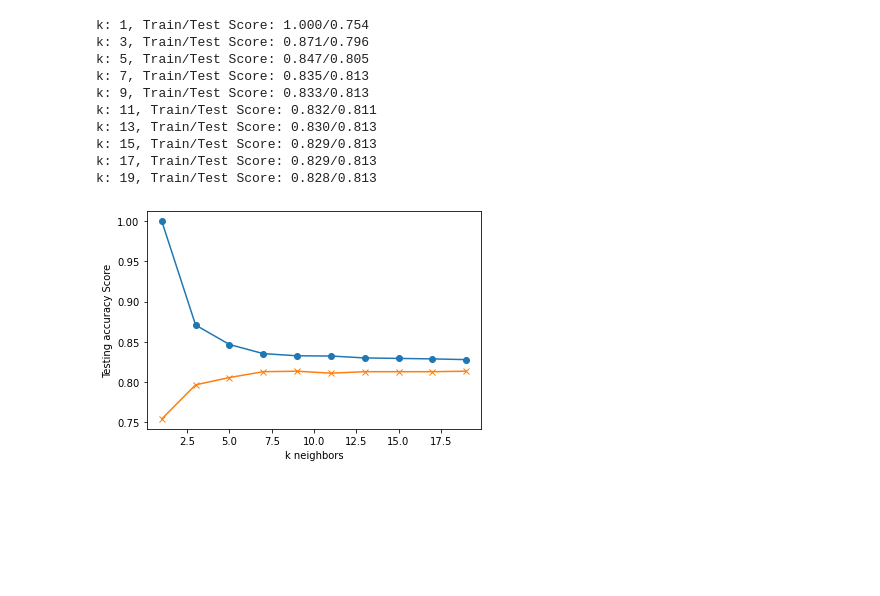
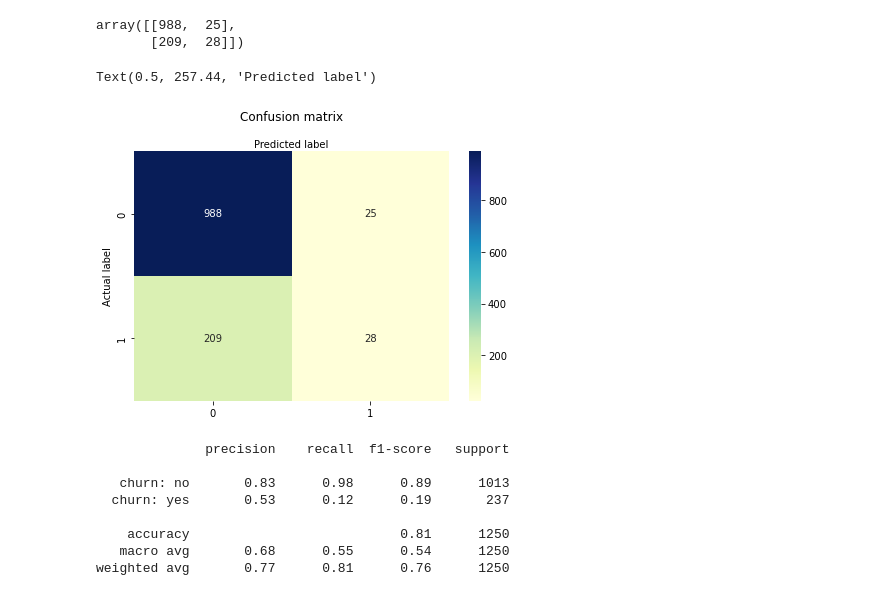
Before and after one commit to rita-s/customer-churn-prediction, a Jupyter notebook: LogReg.ipynb, the cells around one changed output. Cells and saved outputs as stored; diff of their text form; code cells hidden in the pictures; blank space fills up the shorter version.

```diff
--- a/LogReg.ipynb
+++ b/LogReg.ipynb
@@ -63,30 +65,37 @@ Testing Data Score: 0.8090909090909091
-# %%
-train_scores = []
-test_scores = []
-for k in range(1, 20, 2):
-    knn = KNeighborsClassifier(n_neighbors=k)
-    knn.fit(X_train_scaled, y_train)
-    train_score = knn.score(X_train_scaled, y_train)
-    test_score = knn.score(X_test_scaled, y_test)
-    train_scores.append(train_score)
-    test_scores.append(test_score)
-    print(f"k: {k}, Train/Test Score: {train_score:.3f}/{test_score:.3f}")
-
-
-plt.plot(range(1, 20, 2), train_scores, marker='o')
-plt.plot(range(1, 20, 2), test_scores, marker="x")
-plt.xlabel("k neighbors")
-plt.ylabel("Testing accuracy Score")
-plt.show()
-# %% [output]
-k: 1, Train/Test Score: 1.000/0.754
-k: 3, Train/Test Score: 0.871/0.796
-k: 5, Train/Test Score: 0.847/0.805
-k: 7, Train/Test Score: 0.835/0.813
-k: 9, Train/Test Score: 0.833/0.813
-k: 11, Train/Test Score: 0.832/0.811
-k: 13, Train/Test Score: 0.830/0.813
-k: 15, Train/Test Score: 0.829/0.813
-k: 17, Train/Test Score: 0.829/0.813
-k: 19, Train/Test Score: 0.828/0.813
-[figure, removed]
+# %%
+y_pred = log.predict(X_test_scaled)
+cnf_matrix = metrics.confusion_matrix(y_test, y_pred)
+cnf_matrix
+# %% [output]
+array([[988,  25],
+       [209,  28]])
+# %%
+class_names=[0,1] # name  of classes
+fig, ax = plt.subplots()
+tick_marks = np.arange(len(class_names))
+plt.xticks(tick_marks, class_names)
+plt.yticks(tick_marks, class_names)
+# create heatmap
+sns.heatmap(pd.DataFrame(cnf_matrix), annot=True, cmap="YlGnBu" ,fmt='g')
+ax.xaxis.set_label_position("top")
+plt.tight_layout()
+plt.title('Confusion matrix', y=1.1)
+plt.ylabel('Actual label')
+plt.xlabel('Predicted label')
+
+# Text(0.5,257.44,'Predicted label');
+# %% [output]
+Text(0.5, 257.44, 'Predicted label')
+[figure, added]
+# %%
+target_names = ['churn: no', 'churn: yes']
+print(classification_report(y_test, y_pred, target_names=target_names))
+# %% [output]
+              precision    recall  f1-score   support
+
+   churn: no       0.83      0.98      0.89      1013
+  churn: yes       0.53      0.12      0.19       237
+
+    accuracy                           0.81      1250
+   macro avg       0.68      0.55      0.54      1250
+weighted avg       0.77      0.81      0.76      1250
```
Also changed, not shown: parts of 5 cells of this notebook, 1 other file.
